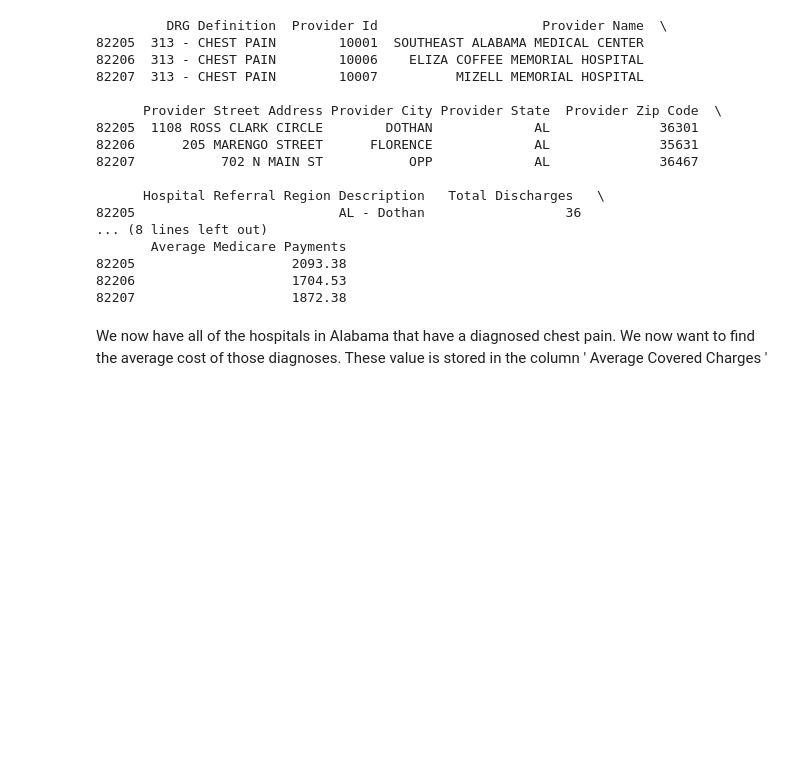
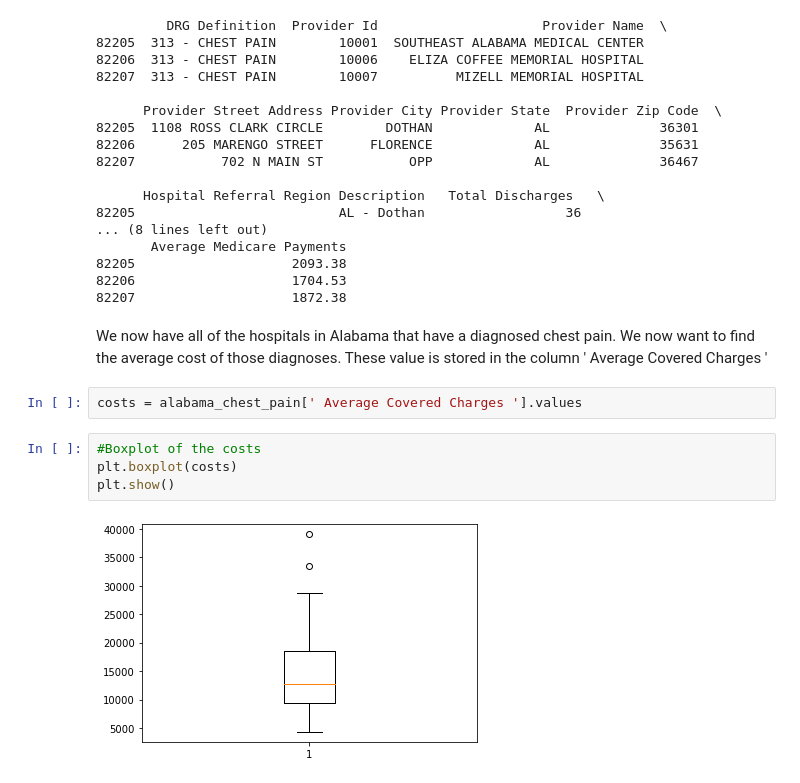
Before and after one commit to joeelorm/Data_Science, a Jupyter notebook: Projects/Health Care In Different States.ipynb, the cells around one changed output. Cells and saved outputs as stored; diff of their text form; blank space fills up the shorter version.

```diff
--- a/Projects/Health Care In Different States.ipynb
+++ b/Projects/Health Care In Different States.ipynb
@@ -72,3 +72,11 @@ print(alabama_chest_pain.head(3))
 82207                    1872.38
 # %% [markdown]
 We now have all of the hospitals in Alabama that have a diagnosed chest pain. We now want to find the average cost of those diagnoses. These value is stored in the column ' Average Covered Charges '
+# %%
+costs = alabama_chest_pain[' Average Covered Charges '].values
+# %%
+#Boxplot of the costs
+plt.boxplot(costs)
+plt.show()
+# %% [output]
+[figure, added]
```
Also changed, not shown: parts of 2 cells of this notebook.
